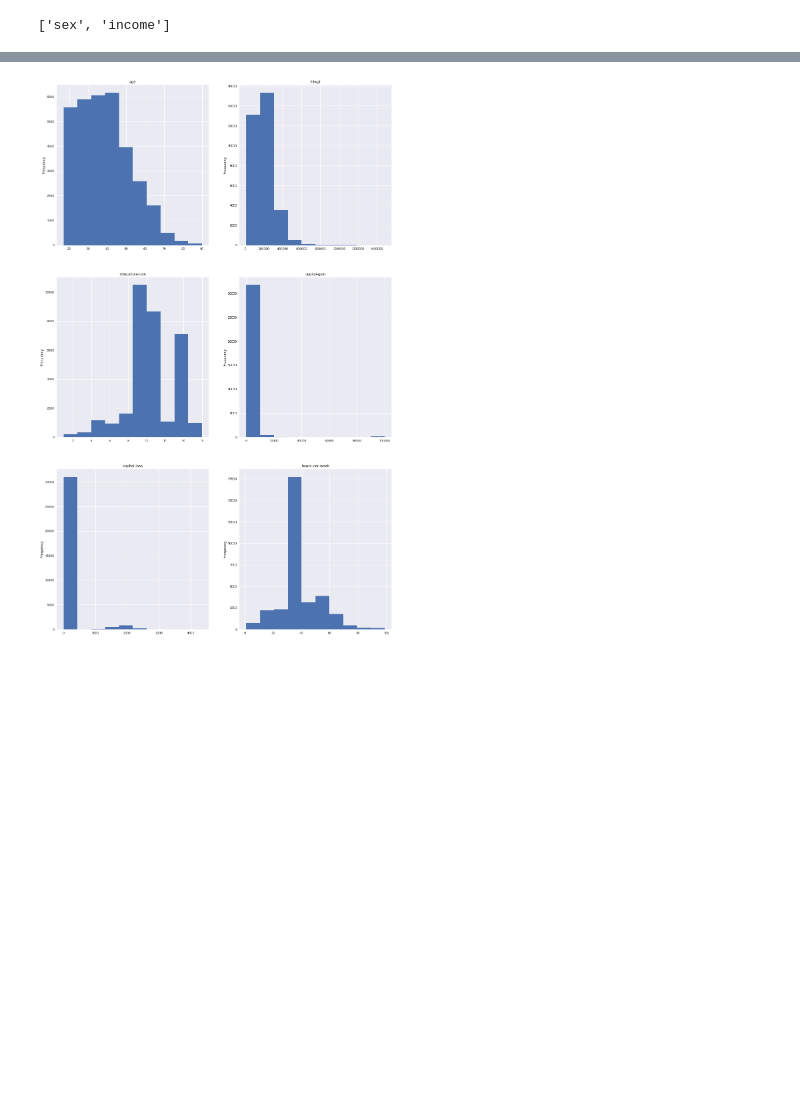
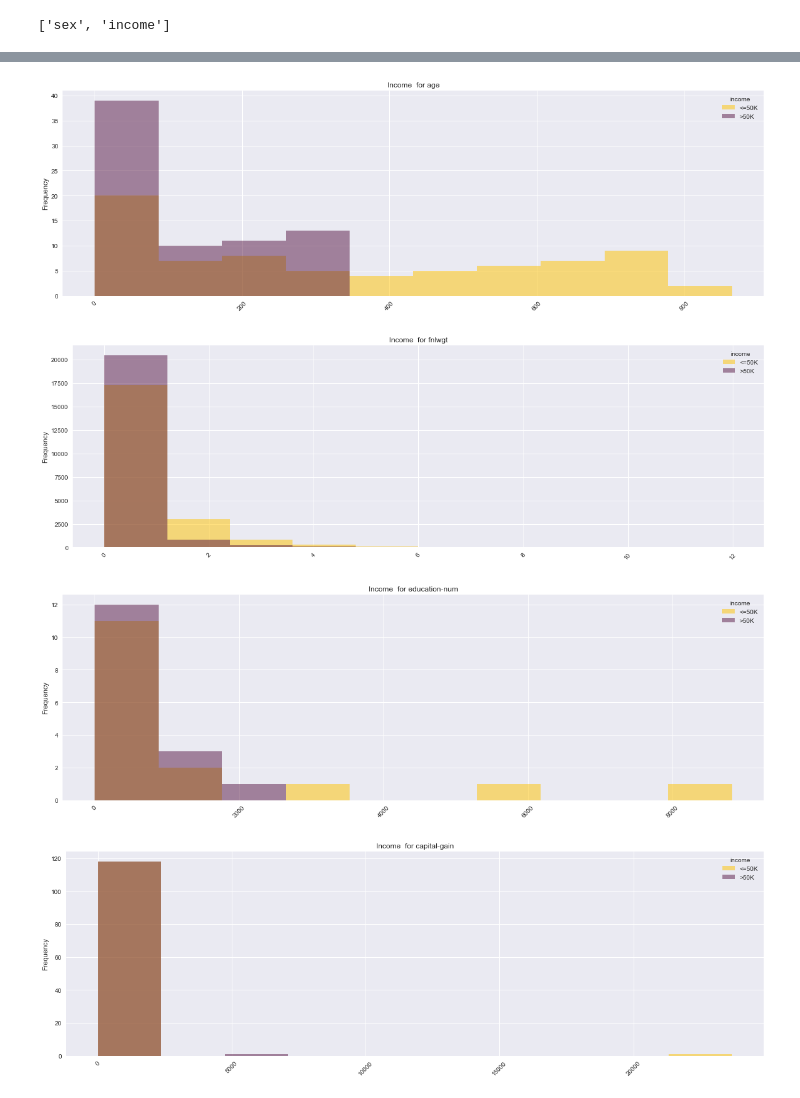
Before and after one commit to AligoruM/ML, a Jupyter notebook: Task1.ipynb, the cells around one changed output, grey strips where cells are left out. Saved outputs shown, nothing was run; the diff lists cells and outputs as text; code cells hidden in the pictures; blank space fills up the shorter version.

```diff
--- a/Task1.ipynb
+++ b/Task1.ipynb
@@ -125,0 +198,3 @@ print(binary)
+# %%
+for col in categorical:
+    print(raw_data[col].value_counts())
@@ -139,9 +232,14 @@ for i in range(len(categorical)):
-# %%
-fig = plt.figure(figsize=(18,30))
-
-for i in range(len(noncategorical)):
-    ax = fig.add_subplot(3, 2, i+1)
-    ax = raw_data[noncategorical[i]].plot(kind="hist")
-    ax.set_title(noncategorical[i])
-# %% [output]
-[figure, removed]
+# %%
+#fig = plt.figure(figsize=(18,30))
+
+for col in noncategorical:
+    pd.crosstab(raw_data[col], raw_data["income"]).plot(kind="hist", figsize=(20,6), color=['#FFC300','#581845' ], alpha=0.5)
+    plt.title('Income  for ' + col)
+    plt.xticks(rotation=45)
+    plt.ylabel('Frequency')
+    plt.show()
+# %% [output]
+[figure, added]
+[figure, added]
+[figure, added]
+[figure, added]
```
Also changed, not shown: parts of 70 cells of this notebook.
